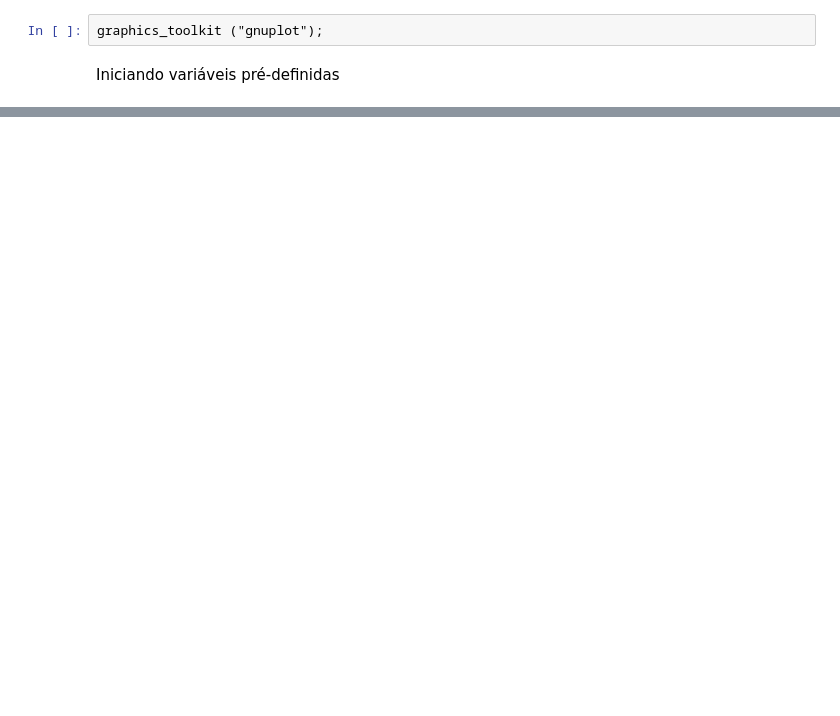
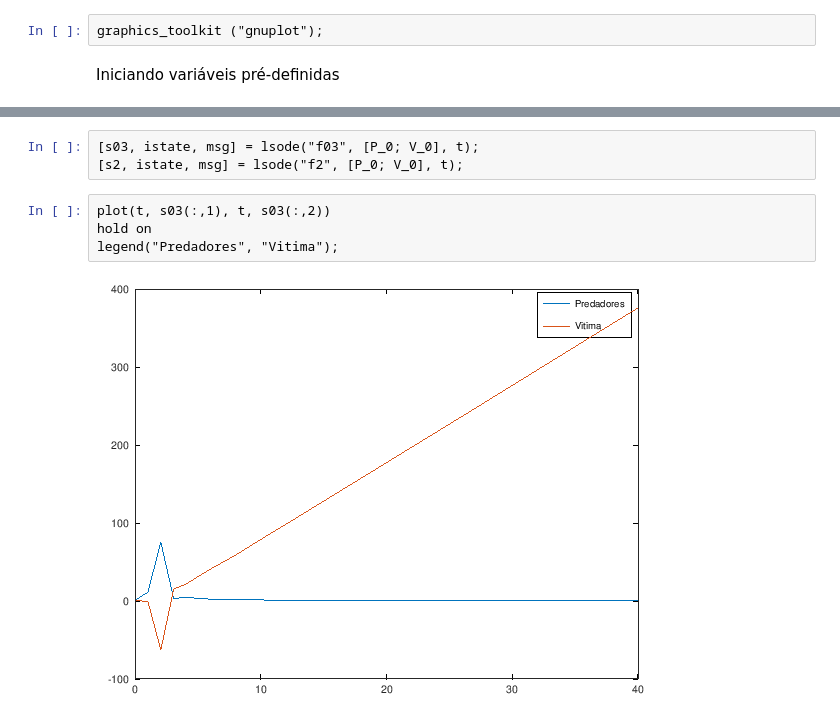
Before and after one commit to Henriquelay/an1-trab1, a Jupyter notebook: Questao4.ipynb, the cells around one changed output, grey strips where cells are left out. Drawn from its saved outputs; the diff is of its cells as text; blank space fills up the shorter version.

```diff
--- a/Questao4.ipynb
+++ b/Questao4.ipynb
@@ -47,0 +56,9 @@ endfunction
+# %%
+[s03, istate, msg] = lsode("f03", [P_0; V_0], t);
+[s2, istate, msg] = lsode("f2", [P_0; V_0], t);
+# %%
+plot(t, s03(:,1), t, s03(:,2))
+hold on
+legend("Predadores", "Vitima");
+# %% [output]
+[figure, added]
```
Also changed, not shown: parts of 8 cells of this notebook, 3 other files.
